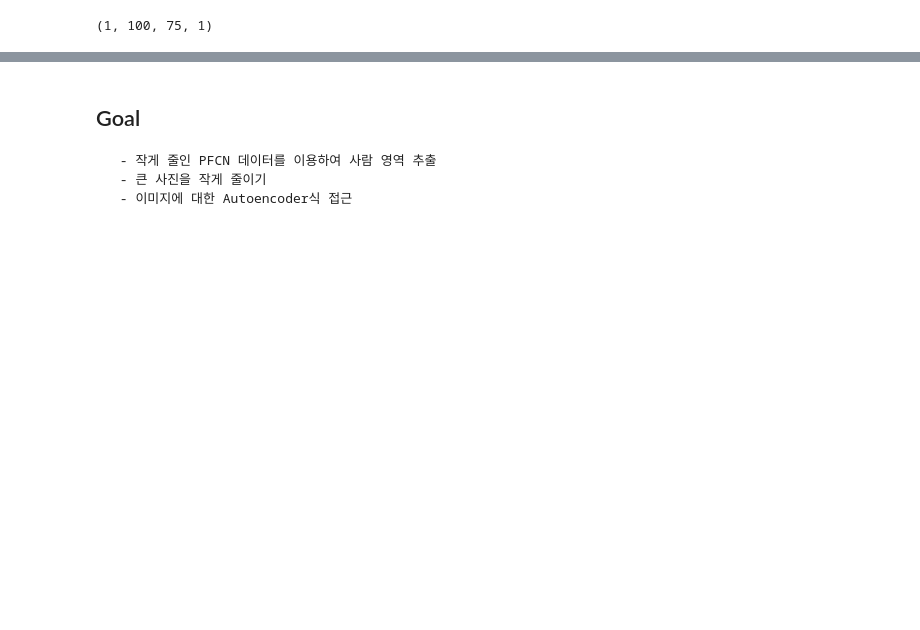
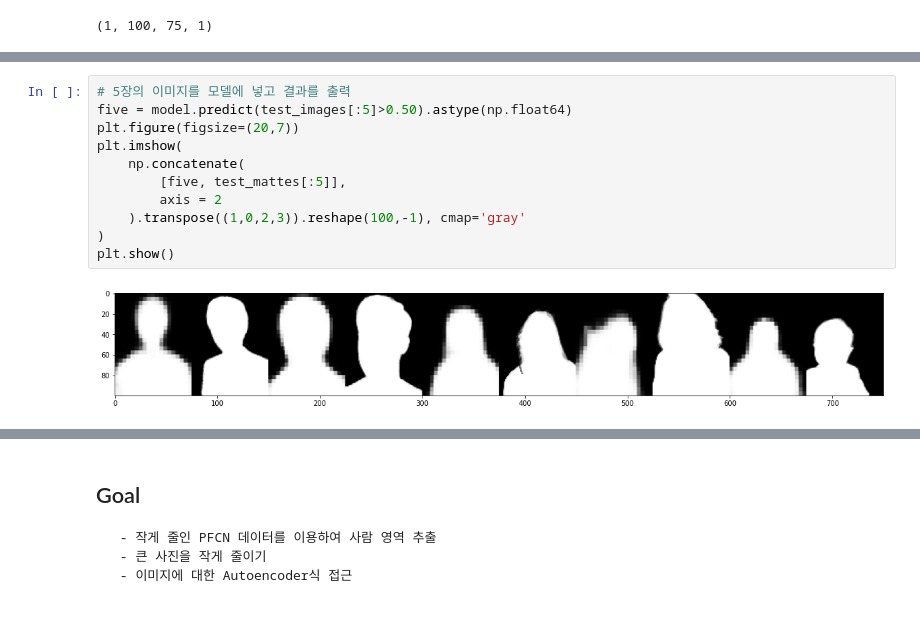
Before and after one commit to Vaycold/Python_DL, a Jupyter notebook: Image_Transformation/AutoEncoder를 활용한 이미지 분할.ipynb, the cells around one changed output, grey strips where cells are left out. Drawn from its saved outputs; the diff is of its cells as text; blank space fills up the shorter version.

```diff
--- a/Image_Transformation/AutoEncoder를 활용한 이미지 분할.ipynb
+++ b/Image_Transformation/AutoEncoder를 활용한 이미지 분할.ipynb
@@ -312,0 +353,13 @@ np.concatenate()
+# %%
+# 5장의 이미지를 모델에 넣고 결과를 출력
+five = model.predict(test_images[:5]>0.50).astype(np.float64)
+plt.figure(figsize=(20,7))
+plt.imshow(
+    np.concatenate(
+        [five, test_mattes[:5]],
+        axis = 2
+    ).transpose((1,0,2,3)).reshape(100,-1), cmap='gray'
+)
+plt.show()
+# %% [output]
+[figure, added]
```
Also changed, not shown: parts of 7 cells of this notebook.
